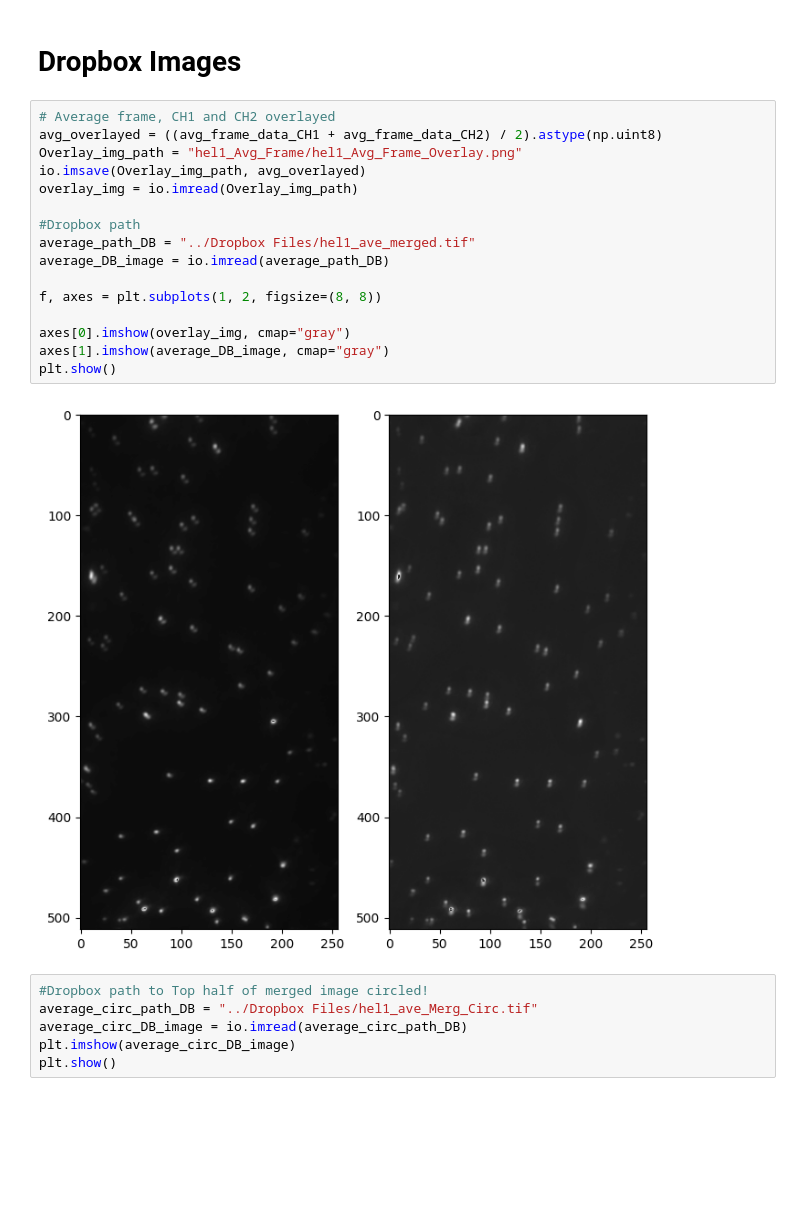
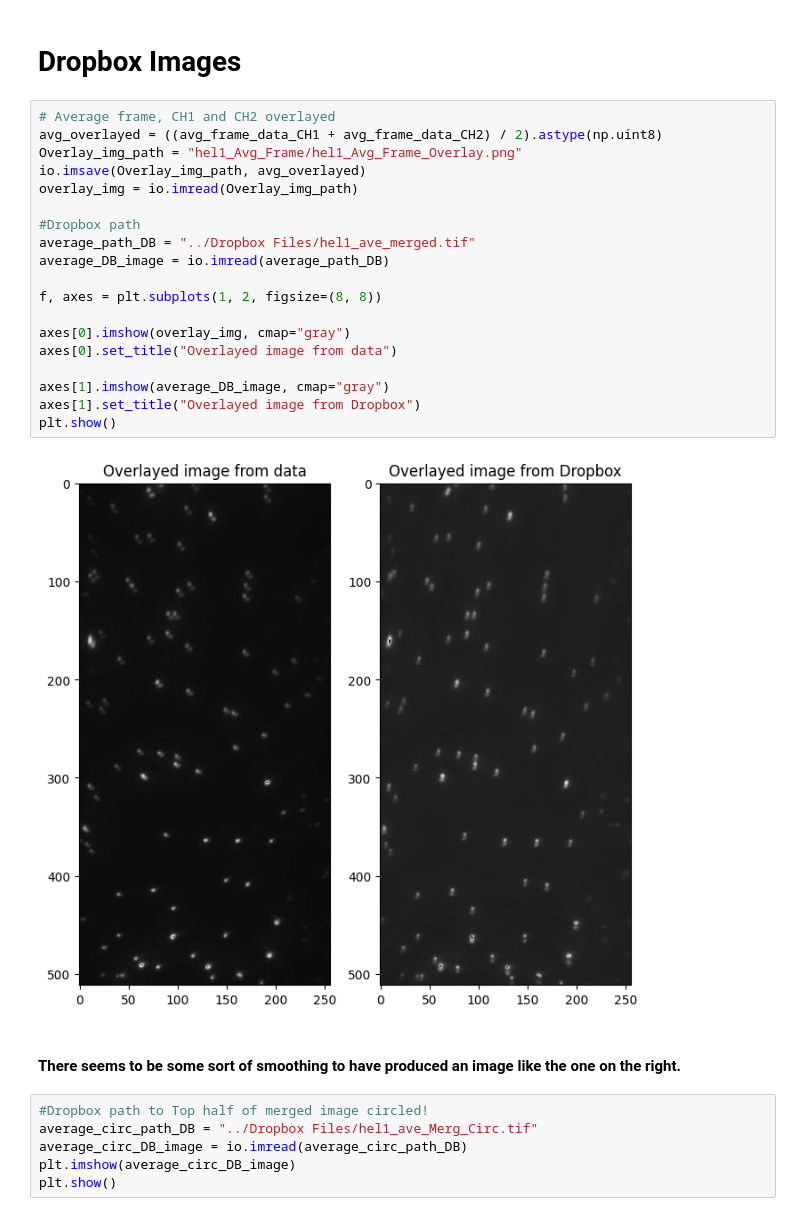
Before and after one commit to ljhason/smImaging-Exploration, a Jupyter notebook: Channel Mapping/Avg_merged.ipynb, the cells around one changed output. Cells and saved outputs as stored; diff of their text form; blank space fills up the shorter version.

```diff
--- a/Channel Mapping/Avg_merged.ipynb
+++ b/Channel Mapping/Avg_merged.ipynb
@@ -35,21 +35,26 @@ Sucessfully generated average frame
 # %%
 # Average frame, CH1 and CH2 overlayed
 avg_overlayed = ((avg_frame_data_CH1 + avg_frame_data_CH2) / 2).astype(np.uint8)
 Overlay_img_path = "hel1_Avg_Frame/hel1_Avg_Frame_Overlay.png"
 io.imsave(Overlay_img_path, avg_overlayed)
 overlay_img = io.imread(Overlay_img_path)
 
 #Dropbox path
 average_path_DB = "../Dropbox Files/hel1_ave_merged.tif"
 average_DB_image = io.imread(average_path_DB)
 
 f, axes = plt.subplots(1, 2, figsize=(8, 8))
 
 axes[0].imshow(overlay_img, cmap="gray")
+axes[0].set_title("Overlayed image from data")
+
 axes[1].imshow(average_DB_image, cmap="gray")
+axes[1].set_title("Overlayed image from Dropbox")
 plt.show()
 # %% [output]
-[figure, old version]
+[figure, new version]
+# %% [markdown]
+#### There seems to be some sort of smoothing to have produced an image like the one on the right.
 # %%
 #Dropbox path to Top half of merged image circled!
 average_circ_path_DB = "../Dropbox Files/hel1_ave_Merg_Circ.tif"
```
Also changed, not shown: parts of 7 cells of this notebook.
